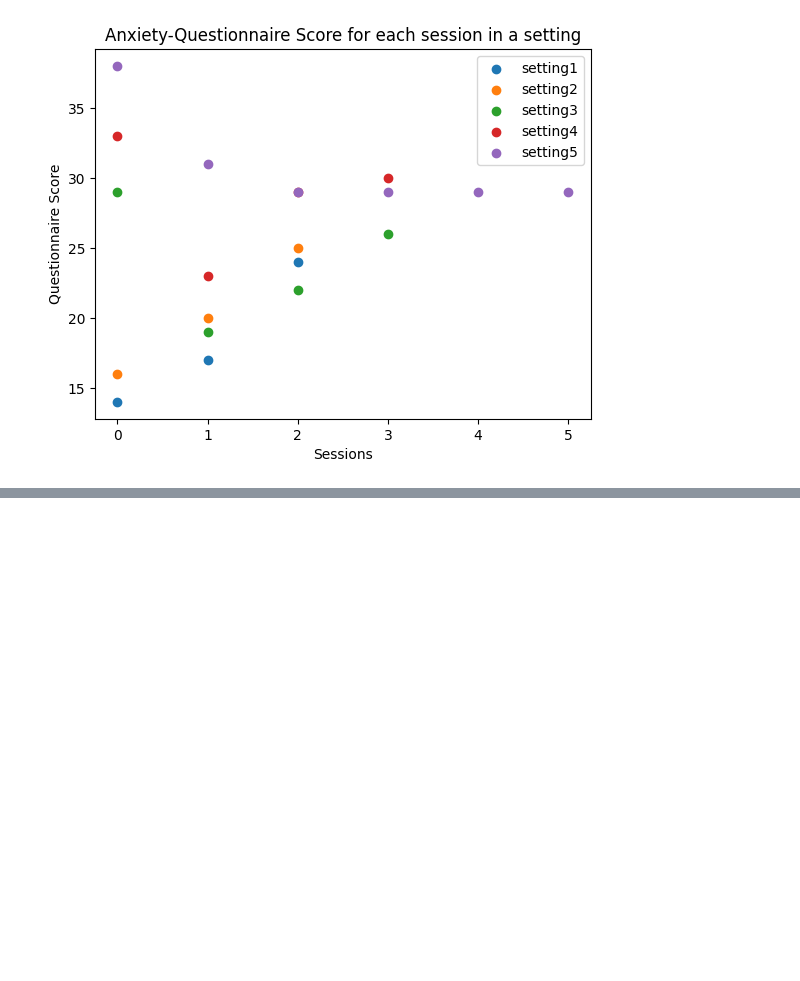
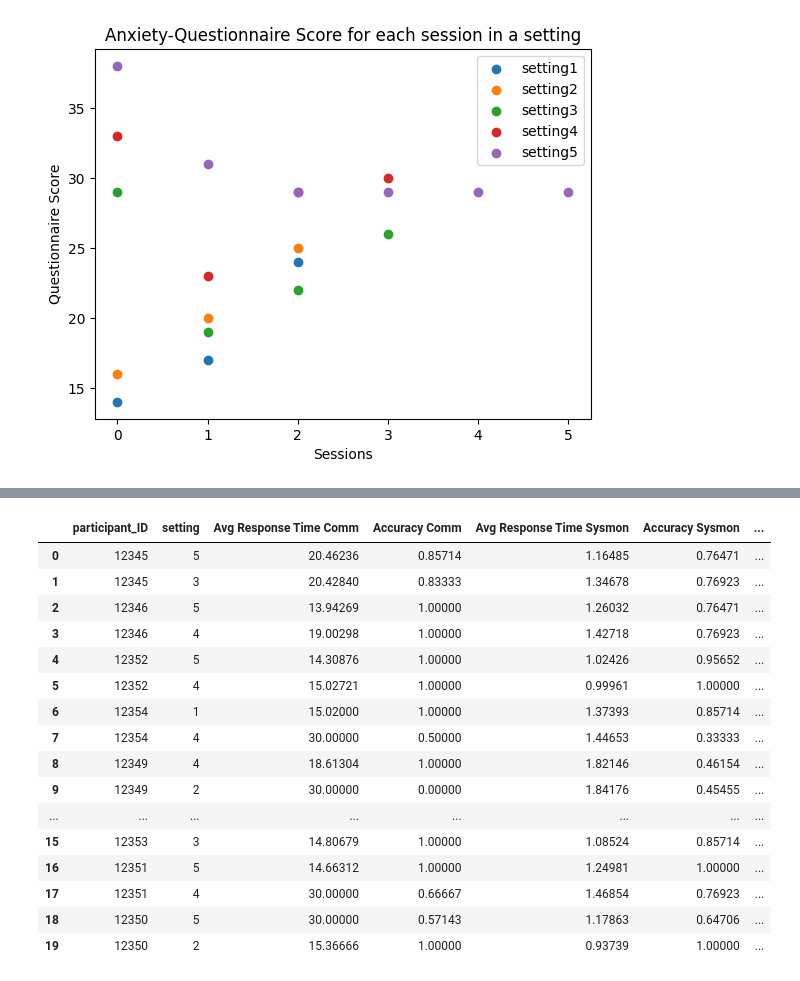
Before and after one commit to abhishek-topwal/OpenBCI_DataAnlaysis, a Jupyter notebook: pilot_study.ipynb, the cells around one changed output, grey strips where cells are left out. Cells and saved outputs as stored; diff of their text form; code cells hidden in the pictures; blank space fills up the shorter version.

```diff
--- a/pilot_study.ipynb
+++ b/pilot_study.ipynb
@@ -273,6 +271,6 @@ def geteigen_MW(file):
     return param_state_prob_mat[index_param]*error_max
 # param_state_prob_mat= param_state_prob(mat)
 # %%
-file = 'User_data/12352/session_1/12352_session_1_02-04-2023_21-51_HEP.csv'
+file = 'User_data/12355/session_1/12355_session_1_03-04-2023_23-37_HEP.csv'
 geteigen(file)
 # %% [output]
@@ -290,0 +452,47 @@ for user in data_dir.iterdir():
+# %%
+data_dir = Path.cwd()
+data_dir = data_dir / 'User_data'
+df = pd.DataFrame(columns=['participant_ID','setting','Avg Response Time Comm',
+                           'Accuracy Comm','Avg Response Time Sysmon','Accuracy Sysmon',
+                           'Avg Time Out (ms)','Mean Deviation'])
+
+count = 0
+for user in data_dir.iterdir():
+    for session in user.iterdir():
+        for file in session.iterdir():
+            if(file.name.endswith('_scores.txt')):
+                val = getScore(file)
+                temp = str(file.parent).split('/')
+                participant_ID = temp[6]
+                setting = temp[7]
+                # print(participant_ID,setting)
+                df.loc[count] = [participant_ID,setting,val[0][0],val[0][1],val[1][0],val[1][1],val[2][0],val[2][1]]
+                count+=1
+                #place the values in the dataframe
+
+df2 = pd.read_csv('temp_HEP.csv')
+#convert df2['HEP score'] to float
+# df2['HEP score'] = df2['HEP score'].a
+df['HEP score'] = df2['HEP score'].apply(lambda x: float(x[1:-1]))
+df['setting'] = df2['setting']
+
+# df.to_csv('temp_scores.csv',index=False)
+df
+# %% [output]
+|  | participant_ID | setting | Avg Response Time Comm | Accuracy Comm | Avg Response Time Sysmon | Accuracy Sysmon | ... |
+| 0 | 12345 | 5 | 20.46236 | 0.85714 | 1.16485 | 0.76471 | ... |
+| 1 | 12345 | 3 | 20.42840 | 0.83333 | 1.34678 | 0.76923 | ... |
+| 2 | 12346 | 5 | 13.94269 | 1.00000 | 1.26032 | 0.76471 | ... |
+| 3 | 12346 | 4 | 19.00298 | 1.00000 | 1.42718 | 0.76923 | ... |
+| 4 | 12352 | 5 | 14.30876 | 1.00000 | 1.02426 | 0.95652 | ... |
+| 5 | 12352 | 4 | 15.02721 | 1.00000 | 0.99961 | 1.00000 | ... |
+| 6 | 12354 | 1 | 15.02000 | 1.00000 | 1.37393 | 0.85714 | ... |
+| 7 | 12354 | 4 | 30.00000 | 0.50000 | 1.44653 | 0.33333 | ... |
+| 8 | 12349 | 4 | 18.61304 | 1.00000 | 1.82146 | 0.46154 | ... |
+| 9 | 12349 | 2 | 30.00000 | 0.00000 | 1.84176 | 0.45455 | ... |
+| ... | ... | ... | ... | ... | ... | ... | ... |
+| 15 | 12353 | 3 | 14.80679 | 1.00000 | 1.08524 | 0.85714 | ... |
+| 16 | 12351 | 5 | 14.66312 | 1.00000 | 1.24981 | 1.00000 | ... |
+| 17 | 12351 | 4 | 30.00000 | 0.66667 | 1.46854 | 0.76923 | ... |
+| 18 | 12350 | 5 | 30.00000 | 0.57143 | 1.17863 | 0.64706 | ... |
+| 19 | 12350 | 2 | 15.36666 | 1.00000 | 0.93739 | 1.00000 | ... |
```
Also changed, not shown: parts of 18 cells of this notebook, 3 other files.
